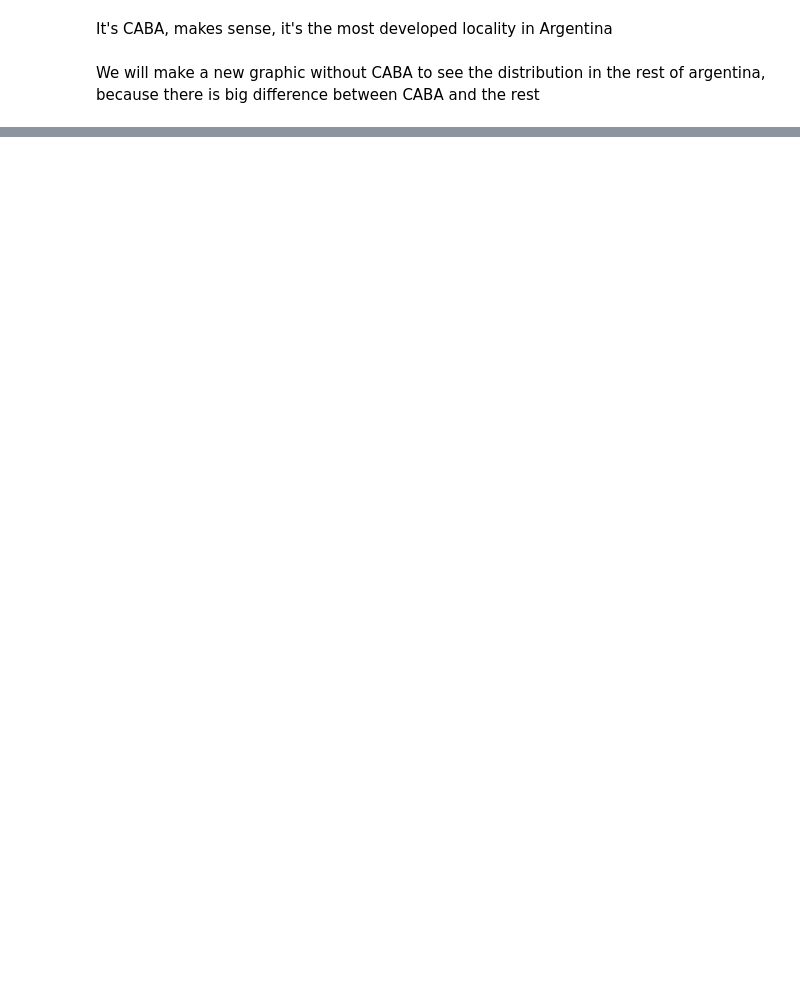
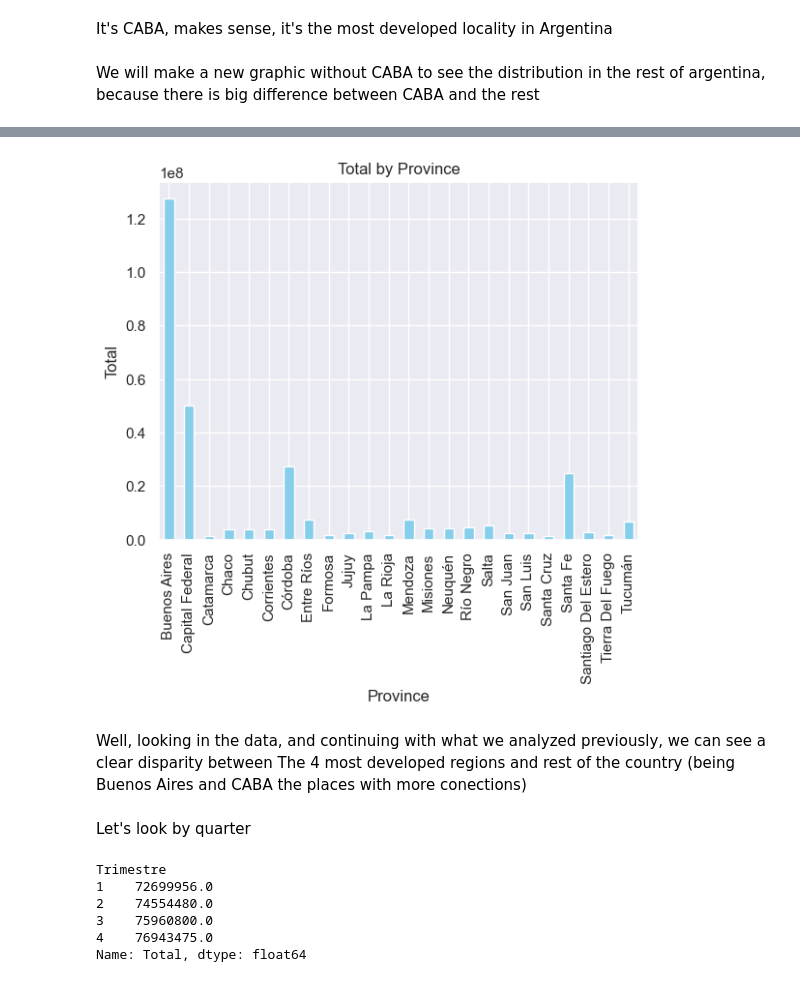
Before and after one commit to pablorobba/Data_Analyst_Telecomunication_project, a Jupyter notebook: 2 - EDA.ipynb, the cells around one changed output, grey strips where cells are left out. Saved outputs shown, nothing was run; the diff lists cells and outputs as text; code cells hidden in the pictures; blank space fills up the shorter version.

```diff
--- a/2 - EDA.ipynb
+++ b/2 - EDA.ipynb
@@ -450,0 +535,12 @@ We will make a new graphic without CABA to see the distribution in the rest of a
+# %%
+g_df_internet_access_byspeed_download1[[
+    '+ 1 Mbps - 6 Mbps',"+ 30 Mbps","Total"]] = g_df_internet_access_byspeed_download1[[
+        '+ 1 Mbps - 6 Mbps',"+ 30 Mbps","Total"]].astype(str)
+g_df_internet_access_byspeed_download1[
+    '+ 1 Mbps - 6 Mbps'] = g_df_internet_access_byspeed_download1[
+        '+ 1 Mbps - 6 Mbps'].str.replace(".", "").astype(float)
+g_df_internet_access_byspeed_download1[
+    "+ 30 Mbps"] = g_df_internet_access_byspeed_download1[
+        "+ 30 Mbps"].str.replace(".", "").astype(float)
+g_df_internet_access_byspeed_download1['Total'] = g_df_internet_access_byspeed_download1[
+    'Total'].str.replace(".", "").astype(float)
@@ -450,0 +549,3 @@ We will make a new graphic without CABA to see the distribution in the rest of a
+# %%
+by_province = g_df_internet_access_byspeed_download1.groupby('Provincia')['Total'].sum()
+by_province
@@ -450,0 +570,24 @@ We will make a new graphic without CABA to see the distribution in the rest of a
+# %%
+by_province.plot(kind='bar', color='skyblue')
+
+plt.xlabel('Province')
+plt.ylabel('Total')
+plt.title('Total by Province')
+
+plt.show()
+# %% [output]
+[figure, added]
+# %% [markdown]
+Well, looking in the data, and continuing with what we analyzed previously, we can see a clear disparity between The 4 most developed regions and rest of the country (being Buenos Aires and CABA the places with more conections)
+# %% [markdown]
+Let's look by quarter
+# %%
+by_quarter = g_df_internet_access_byspeed_download1.groupby('Trimestre')['Total'].sum()
+by_quarter
+# %% [output]
+Trimestre
+1    72699956.0
+2    74554480.0
+3    75960800.0
+4    76943475.0
+Name: Total, dtype: float64
```
Also changed, not shown: parts of 40 cells of this notebook, 2 other files.
